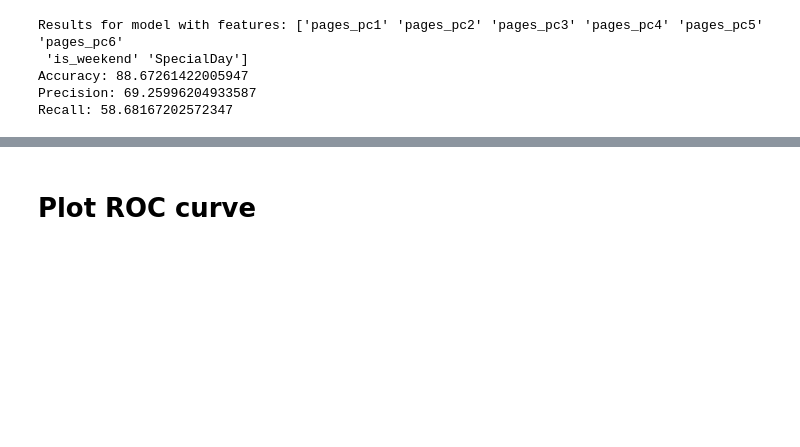
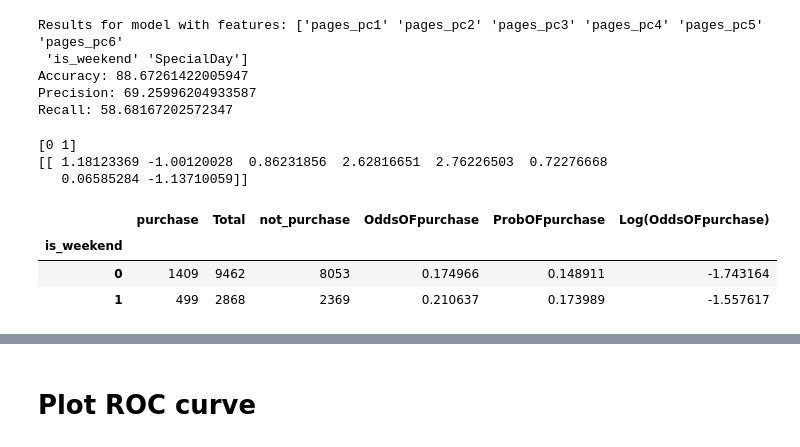
Before and after one commit to pati-dev/predict-shopping-intention, a Jupyter notebook: predict_purchase.ipynb, the cells around one changed output, grey strips where cells are left out. Drawn from its saved outputs; the diff is of its cells as text; code cells hidden in the pictures; blank space fills up the shorter version.

```diff
--- a/predict_purchase.ipynb
+++ b/predict_purchase.ipynb
@@ -414,3 +414,10 @@ Results for model with features: ['pages_pc1' 'pages_pc2' 'pages_pc3' 'pages_pc4
 Accuracy: 88.67261422005947
 Precision: 69.25996204933587
 Recall: 58.68167202572347
+# %%
+print(best_model.classes_)
+print(best_model.coef_)
+# %% [output]
+[0 1]
+[[ 1.18123369 -1.00120028  0.86231856  2.62816651  2.76226503  0.72276668
+   0.06585284 -1.13710059]]
@@ -416,0 +434,8 @@ Recall: 58.68167202572347
+# %%
+df_weekend = odds_and_probs(train=df_shop, label='purchase', binaryVar='is_weekend')
+df_weekend
+# %% [output]
+|  | purchase | Total | not_purchase | OddsOFpurchase | ProbOFpurchase | Log(OddsOFpurchase) |
+| is_weekend |  |  |  |  |  |  |
+| 0 | 1409 | 9462 | 8053 | 0.174966 | 0.148911 | -1.743164 |
+| 1 | 499 | 2868 | 2369 | 0.210637 | 0.173989 | -1.557617 |
```
Also changed, not shown: parts of 5 cells of this notebook.
